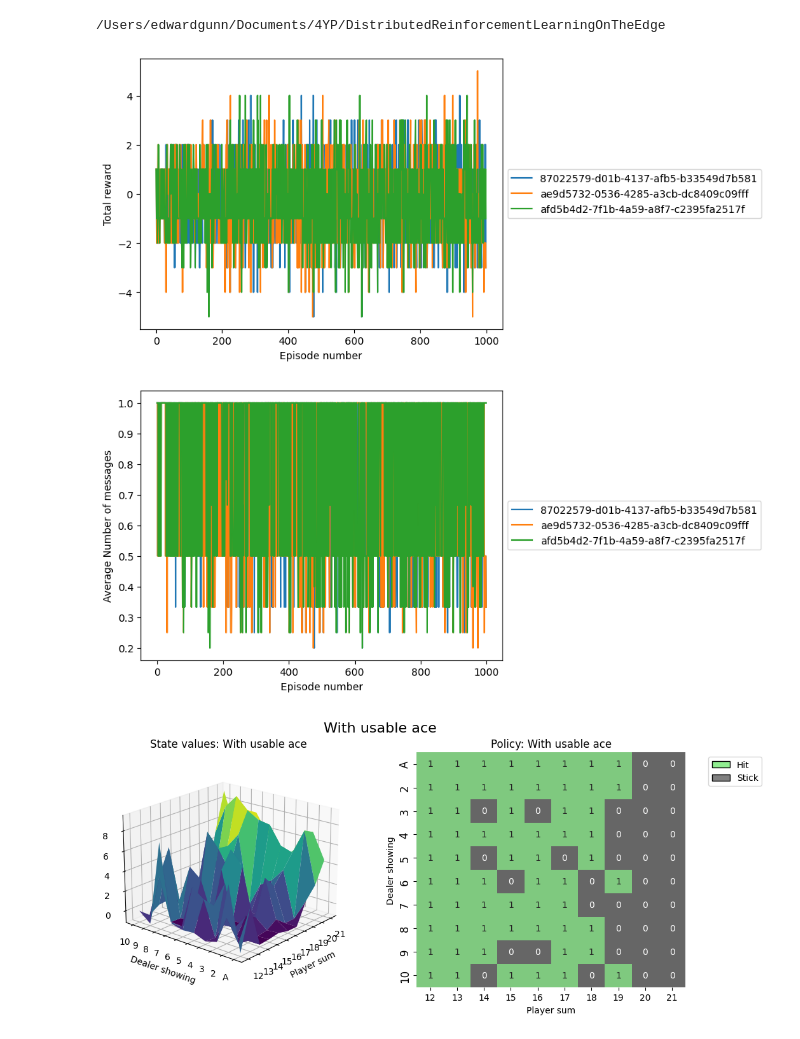
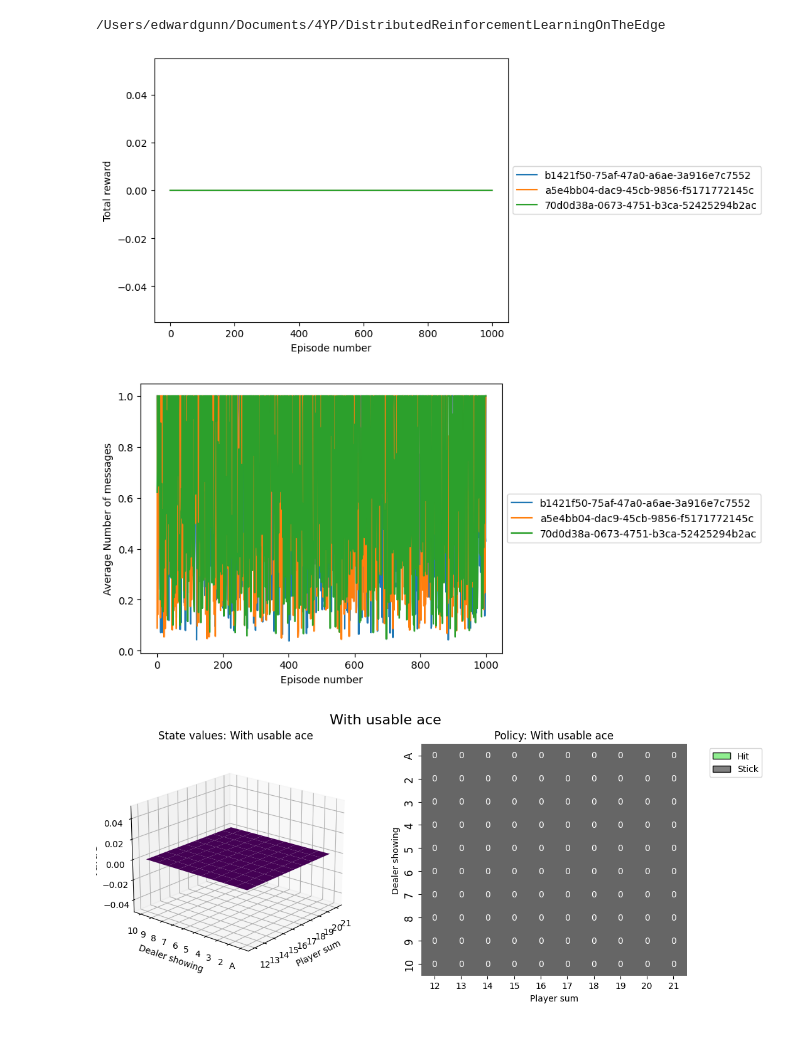
Before and after one commit to edsgunn/DistributedReinforcementLearningOnTheEdge, a Jupyter notebook: DataAnalysis/dataReport.ipynb, the cells around one changed output. Cells and saved outputs as stored; diff of their text form; code cells hidden in the pictures.

```diff
--- a/DataAnalysis/dataReport.ipynb
+++ b/DataAnalysis/dataReport.ipynb
@@ -5,18 +5,18 @@
 # %%
 from DataAnalysis.Analysis import plotAgentEpisodeReward, plotAgentEpisodeAverageNumberOfMessagesPerStep, getAgentEpisodeAverageNumberOfMessagesPerStep, getFinalValueFunction, getAgentEpisodeReward, printV2D
 import pickle
-f = open('ExperimentFramework/Experiments/Results/8.pkl', 'rb')
+f = open('ExperimentFramework/Experiments/Results/12.pkl', 'rb')
 data = pickle.load(f)
 algorithm = "DQL"
 numAgents = 3
-environment = "Blackjack-v1"
+environment = "FrozenLake-v1"
 plotAgentEpisodeReward(data, algorithm, numAgents, environment)
 plotAgentEpisodeAverageNumberOfMessagesPerStep(data, algorithm, numAgents, environment)
 # printV2D(getFinalValueFunction(data, algorithm, numAgents, environment))
 f.close()
 # %% [output]
-[figure, old version]
+[figure, new version]
-[figure, old version]
+[figure, new version]
 # %%
 from DataAnalysis.Analysis import create_grids, create_plots
 import matplotlib.pyplot as plt
@@ -25,4 +25,4 @@ value_grid, policy_grid = create_grids(q, usable_ace=False)
 fig1 = create_plots(value_grid, policy_grid, title="With usable ace")
 plt.show()
 # %% [output]
-[figure, old version]
+[figure, new version]
```
Also changed, not shown: 4 other files.
